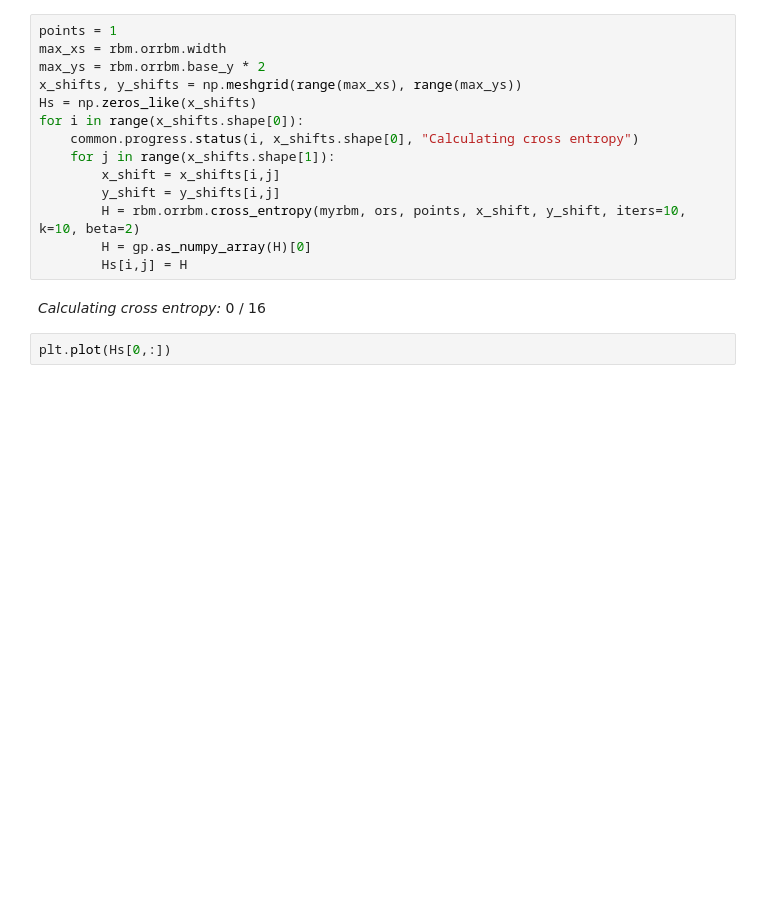
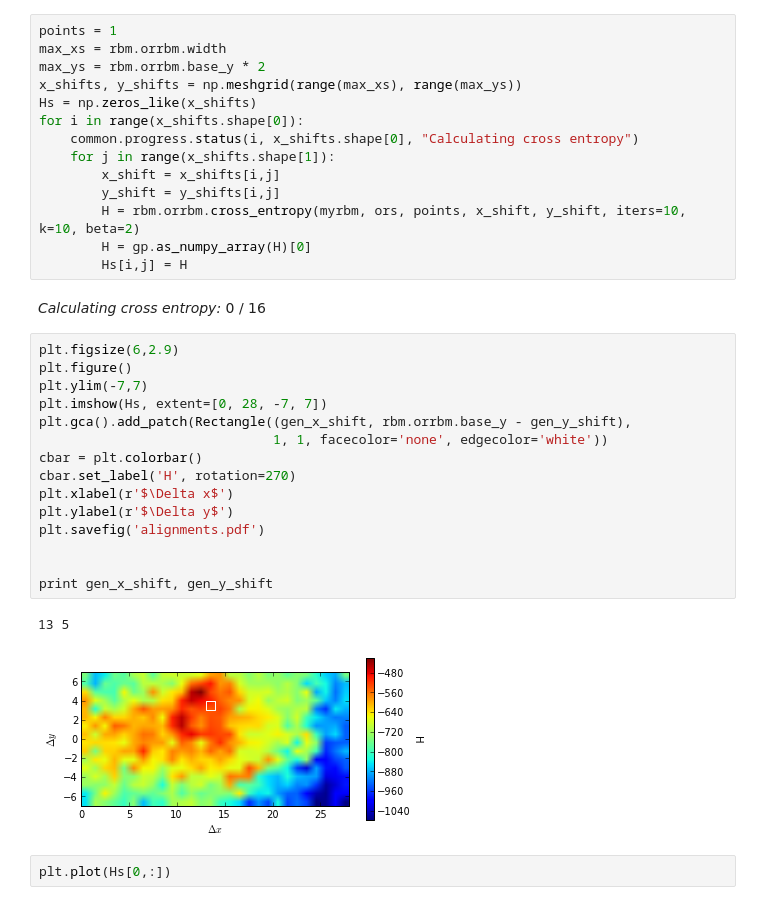
Before and after one commit to surban/ml, a Jupyter notebook: notebooks/orrbm-shift-entropy.ipynb, the cells around one changed output. Cells and saved outputs as stored; diff of their text form; blank space fills up the shorter version.

```diff
--- a/notebooks/orrbm-shift-entropy.ipynb
+++ b/notebooks/orrbm-shift-entropy.ipynb
@@ -162,6 +164,24 @@ for i in range(x_shifts.shape[0]):
         Hs[i,j] = H
 # %% [output]
 Calculating cross entropy: 0 / 16
+# %%
+plt.figsize(6,2.9)
+plt.figure()
+plt.ylim(-7,7)
+plt.imshow(Hs, extent=[0, 28, -7, 7])
+plt.gca().add_patch(Rectangle((gen_x_shift, rbm.orrbm.base_y - gen_y_shift),
+                              1, 1, facecolor='none', edgecolor='white'))
+cbar = plt.colorbar()
+cbar.set_label('H', rotation=270)
+plt.xlabel(r'$\Delta x$')
+plt.ylabel(r'$\Delta y$')
+plt.savefig('alignments.pdf')
+
+
+print gen_x_shift, gen_y_shift
+# %% [output]
+13 5
+[figure, added]
 # %%
 plt.plot(Hs[0,:])
 # %% [output]
```
Also changed, not shown: parts of 4 cells of this notebook, 8 other files.
